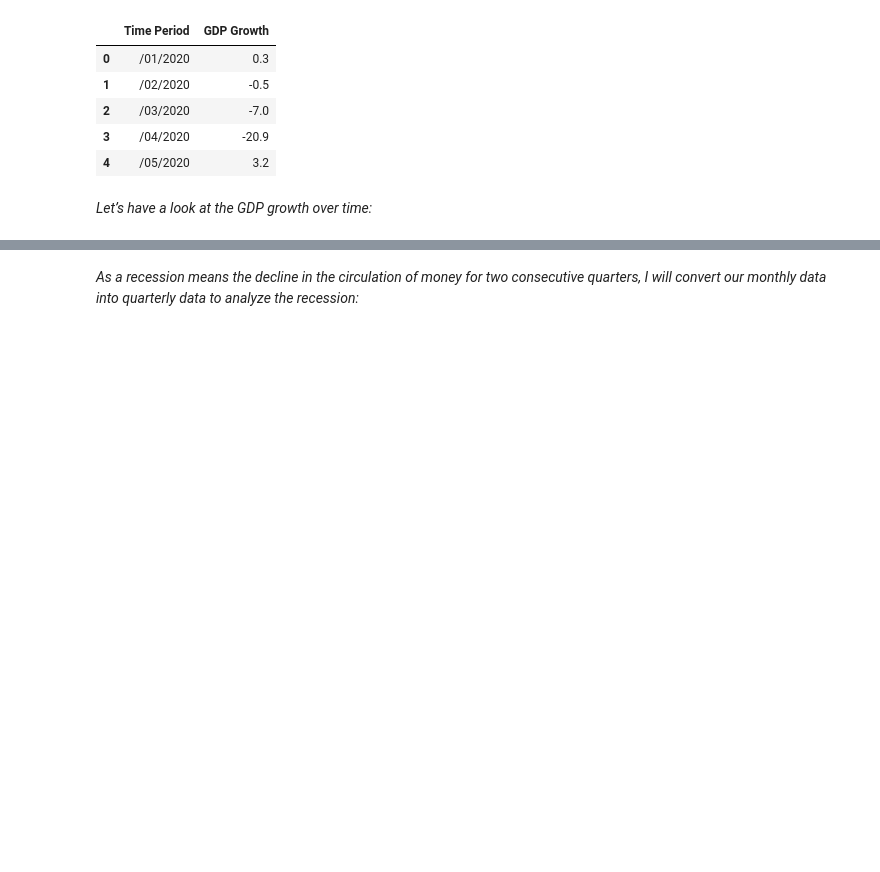
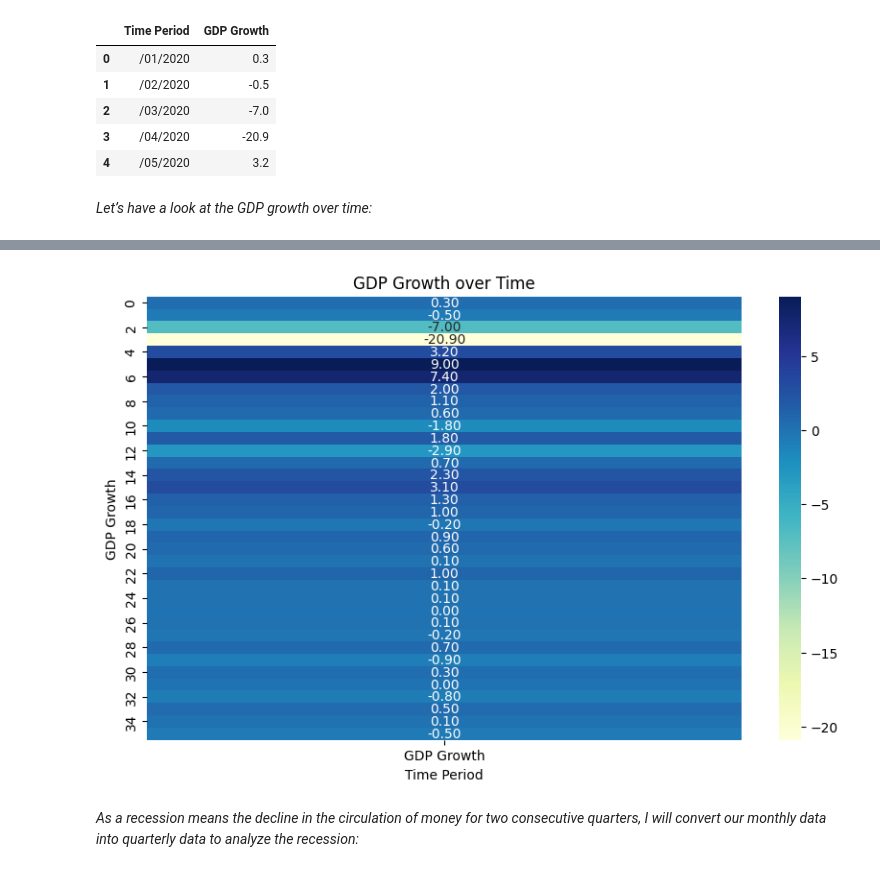
Before and after one commit to AvinashGadpayle/Recession-Analysis-using-Python, a Jupyter notebook: Recession_Analysis_using_Python.ipynb, the cells around one changed output, grey strips where cells are left out. Cells and saved outputs as stored; diff of their text form; code cells hidden in the pictures; blank space fills up the shorter version.

```diff
--- a/Recession_Analysis_using_Python.ipynb
+++ b/Recession_Analysis_using_Python.ipynb
@@ -2,9 +2,3 @@
 <a href="https://colab.research.google.com/github/AvinashGadpayle/Recession-Analysis-using-Python/blob/main/Recession_Analysis_using_Python.ipynb" target="_parent"><img src="https://colab.research.google.com/assets/colab-badge.svg" alt="Open In Colab"/></a>
 # %% [markdown]
 ![us-recession-it-stocks-here-is-what-happened-in-2008-and-2020.webp](embedded-picture-1)
-# %%
-import pandas as pd
-import plotly.graph_objs as go
-import plotly.express as px
-import plotly.io as pio
-pio.templates.default = "plotly_white"
@@ -38,3 +22,18 @@ fig.show()
+# %%
+# Filter out non-numeric columns if needed
+numeric_columns = df.select_dtypes(include='number')
+
+# Create the heatmap
+plt.figure(figsize=(10, 6))
+sns.heatmap(numeric_columns, cmap='YlGnBu', annot=True, fmt=".2f", cbar=True)
+
+plt.title('GDP Growth over Time')
+plt.xlabel('Time Period')
+plt.ylabel('GDP Growth')
+
+plt.show()
+# %% [output]
+[figure, added]
 # %% [markdown]
 *As a recession means the decline in the circulation of money for two consecutive quarters, I will convert our monthly data into quarterly data to analyze the recession:*
 # %%
```
Also changed, not shown: parts of 4 cells of this notebook.
